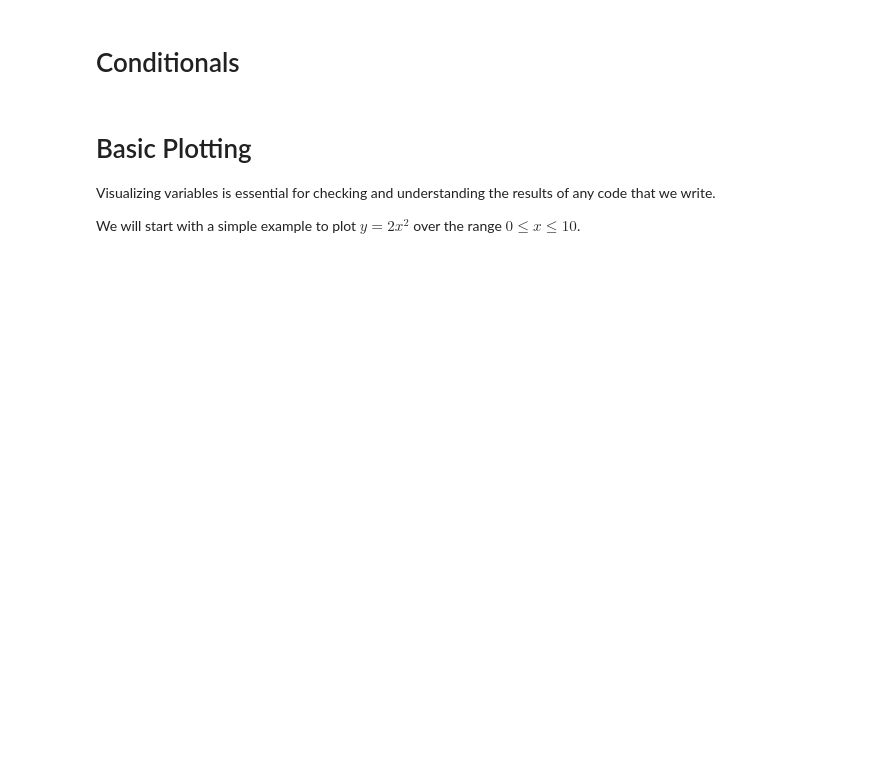
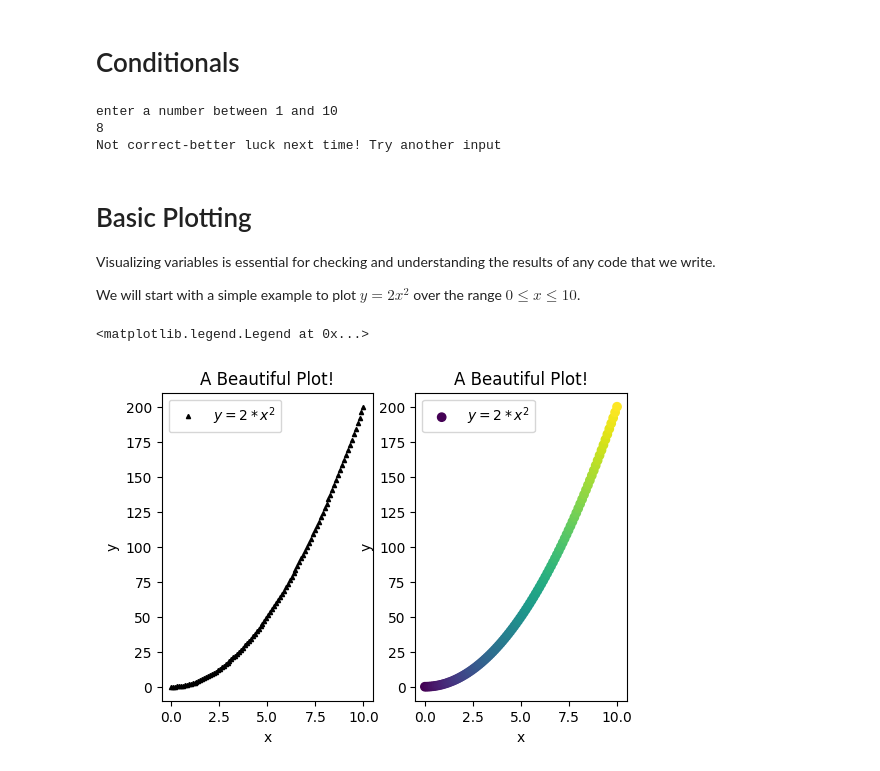
Before and after one commit to MarkPesano/Phys-250, a Jupyter notebook: Mark_Pesano_00_python_intro_student.ipynb, the cells around one changed output. Saved outputs shown, nothing was run; the diff lists cells and outputs as text; code cells hidden in the pictures; blank space fills up the shorter version.

```diff
--- a/Mark_Pesano_00_python_intro_student.ipynb
+++ b/Mark_Pesano_00_python_intro_student.ipynb
@@ -105,15 +178,27 @@ Let's write a while loop to keep incrementing a number until the number reaches
 # Conditionals
 # %%
 # ask for an input number
-test_number = float("enter a number between 1 and 10")
+test_number = float(input("enter a number between 1 and 10\n"))
 
 # if number is greater than 10, then reject input
+if test_number > 10:
+  print(f"Value too high, Reject Input")
 
 # if number is less than 1, then reject input
+elif test_number < 1 :
+  print(f"Value too low, Reject Input")
 
 # if the user enters 7, print "lucky guess"
+elif test_number == 7 :
+  print(f"lucky guess")
 
 # for all other numbers, print "not correct - better luck next time!"
+else:
+  print(f"Not correct-better luck next time! Try another input")
+# %% [output]
+enter a number between 1 and 10
+8
+Not correct-better luck next time! Try another input
 # %% [markdown]
 # Basic Plotting
 
@@ -137,0 +209,28 @@ We will start with a simple example to plot $y = 2 x^2$ over the range $0 \le x
+# %%
+# code to make plot here
+# define x using np.linspace
+x = np.linspace(0,10,100)
+# define y
+y = 2*x**2
+# open a figure
+plt.figure(figsize = (6,4))
+plt.subplot(1,2,1)
+# plot y vs x using plt.plot
+plt.plot(x,y,'k^',markersize = 3,label ="$y=2*x^2$")
+plt.xlabel("x")
+plt.ylabel("y")
+plt.title("A Beautiful Plot!")
+plt.legend()
+# make another figure, but use plt.scatter instead of plt.plot
+#plt.figure(figsize = (6,4))
+plt.subplot(1,2,2)
+# plot y vs x using plt.plot
+mycolor = np.arange(len(x))
+plt.scatter(x,y,c = mycolor,label ="$y=2*x^2$")
+plt.xlabel("x")
+plt.ylabel("y")
+plt.title("A Beautiful Plot!")
+plt.legend()
+# %% [output]
+<matplotlib.legend.Legend at 0x...>
+[figure, added]
```
Also changed, not shown: parts of 14 cells of this notebook.
